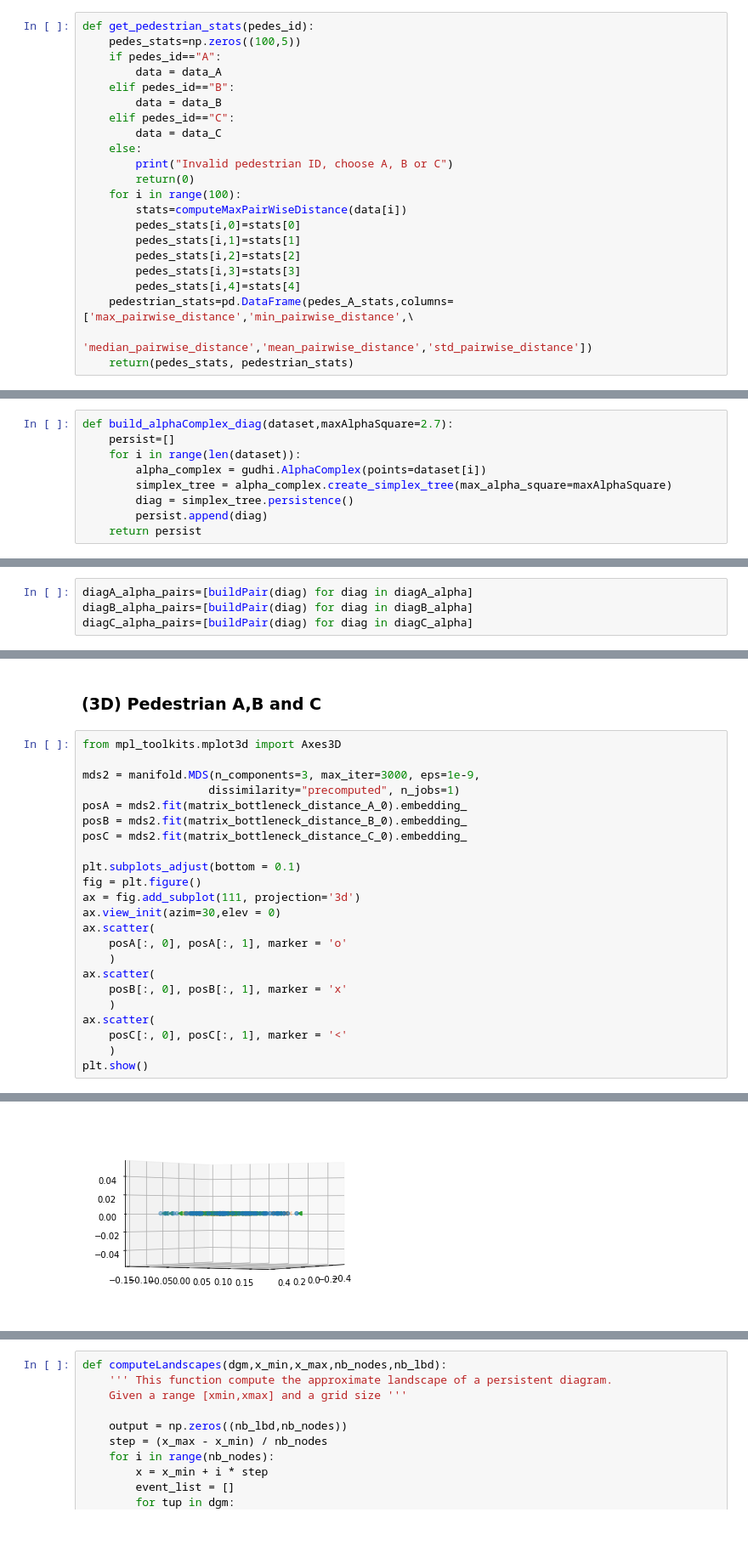
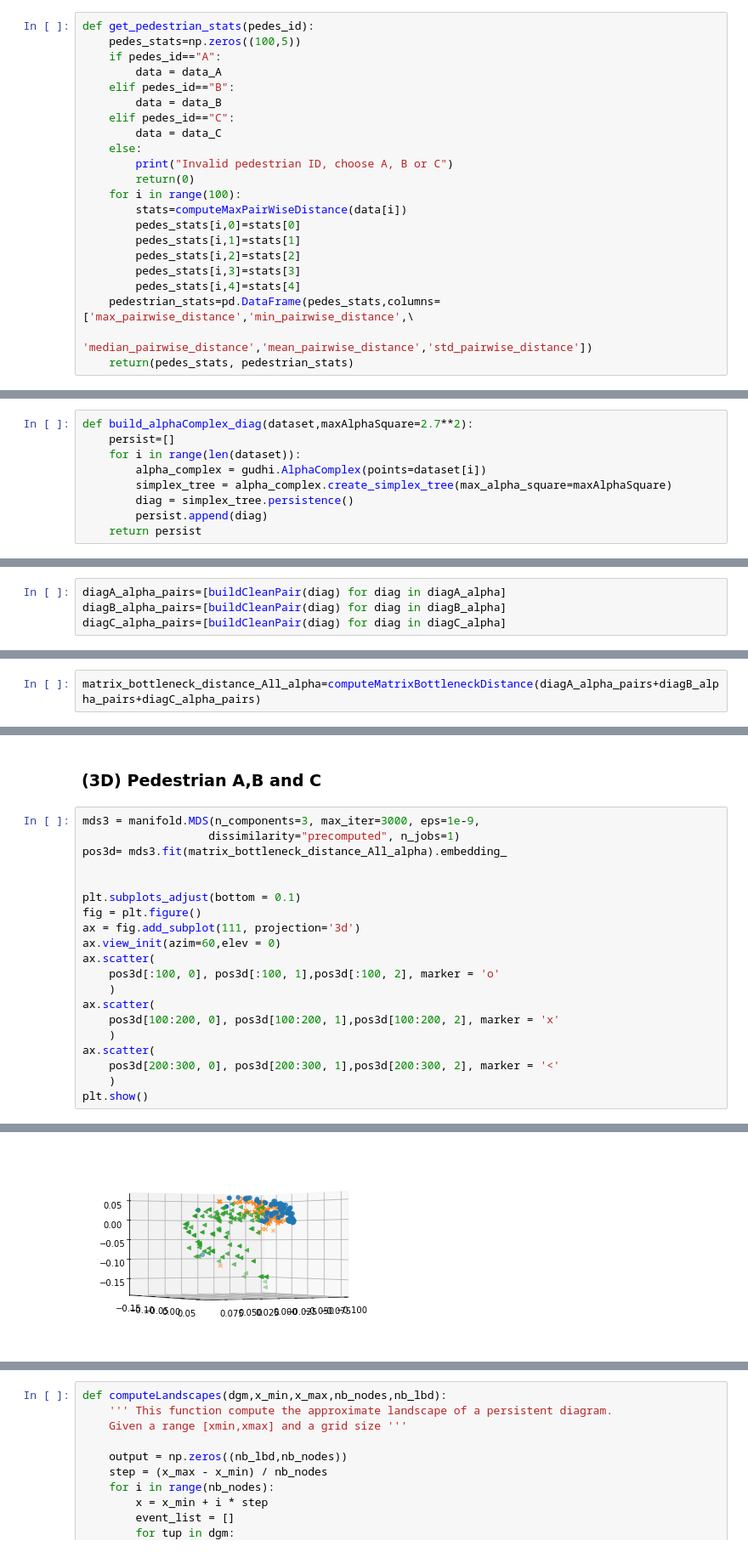
Before and after one commit to melisandeteng/PersistentHomology, a Jupyter notebook: dataSmartphoneProject.ipynb, the cells around one changed output, grey strips where cells are left out. Shown at 85% size. Cells and saved outputs as stored; diff of their text form.

```diff
--- a/dataSmartphoneProject.ipynb
+++ b/dataSmartphoneProject.ipynb
@@ -84,7 +91,7 @@ def get_pedestrian_stats(pedes_id):
         pedes_stats[i,2]=stats[2]
         pedes_stats[i,3]=stats[3]
         pedes_stats[i,4]=stats[4]
-    pedestrian_stats=pd.DataFrame(pedes_A_stats,columns=['max_pairwise_distance','min_pairwise_distance',\
+    pedestrian_stats=pd.DataFrame(pedes_stats,columns=['max_pairwise_distance','min_pairwise_distance',\
                                                            'median_pairwise_distance','mean_pairwise_distance','std_pairwise_distance'])
     return(pedes_stats, pedestrian_stats)
 # %%
@@ -219,7 +228,7 @@ diagC_1_outliers=build_1_persistent_diag(data_B_wo_outliers)
 # %% [markdown]
 ## With Alpha complex
 # %%
-def build_alphaComplex_diag(dataset,maxAlphaSquare=2.7):
+def build_alphaComplex_diag(dataset,maxAlphaSquare=2.7**2):
     persist=[]
     for i in range(len(dataset)):
         alpha_complex = gudhi.AlphaComplex(points=dataset[i])
@@ -414,9 +414,9 @@ max_d_C_1 = max(maximum_death_C_1)
 # %% [markdown]
 > ## with alpha complex based diagram
 # %%
-diagA_alpha_pairs=[buildPair(diag) for diag in diagA_alpha]
-diagB_alpha_pairs=[buildPair(diag) for diag in diagB_alpha]
-diagC_alpha_pairs=[buildPair(diag) for diag in diagC_alpha]
+diagA_alpha_pairs=[buildCleanPair(diag) for diag in diagA_alpha]
+diagB_alpha_pairs=[buildCleanPair(diag) for diag in diagB_alpha]
+diagC_alpha_pairs=[buildCleanPair(diag) for diag in diagC_alpha]
 # %% [markdown]
 ## The function below compute the bootleneck distance between two persistent diagrams
 # %%
@@ -474,0 +534,2 @@ plt.show()
+# %%
+matrix_bottleneck_distance_All_alpha=computeMatrixBottleneckDistance(diagA_alpha_pairs+diagB_alpha_pairs+diagC_alpha_pairs)
@@ -475,28 +556,25 @@ plt.show()
 # %% [markdown]
 ### (3D) Pedestrian A,B and C
 # %%
-from mpl_toolkits.mplot3d import Axes3D
+mds3 = manifold.MDS(n_components=3, max_iter=3000, eps=1e-9,
+                   dissimilarity="precomputed", n_jobs=1)
+pos3d= mds3.fit(matrix_bottleneck_distance_All_alpha).embedding_
 
-mds2 = manifold.MDS(n_components=3, max_iter=3000, eps=1e-9,
-                   dissimilarity="precomputed", n_jobs=1)
-posA = mds2.fit(matrix_bottleneck_distance_A_0).embedding_
-posB = mds2.fit(matrix_bottleneck_distance_B_0).embedding_
-posC = mds2.fit(matrix_bottleneck_distance_C_0).embedding_
 
 plt.subplots_adjust(bottom = 0.1)
 fig = plt.figure()
 ax = fig.add_subplot(111, projection='3d')
-ax.view_init(azim=30,elev = 0)
+ax.view_init(azim=60,elev = 0)
 ax.scatter(
-    posA[:, 0], posA[:, 1], marker = 'o'
+    pos3d[:100, 0], pos3d[:100, 1],pos3d[:100, 2], marker = 'o'
     )
 ax.scatter(
-    posB[:, 0], posB[:, 1], marker = 'x'
+    pos3d[100:200, 0], pos3d[100:200, 1],pos3d[100:200, 2], marker = 'x'
     )
 ax.scatter(
-    posC[:, 0], posC[:, 1], marker = '<'
+    pos3d[200:300, 0], pos3d[200:300, 1],pos3d[200:300, 2], marker = '<'
     )
 plt.show()
 # %% [output]
 <matplotlib.figure.Figure at 0x...>
-[figure, old version]
+[figure, new version]
```
Also changed, not shown: parts of 80 cells of this notebook.
